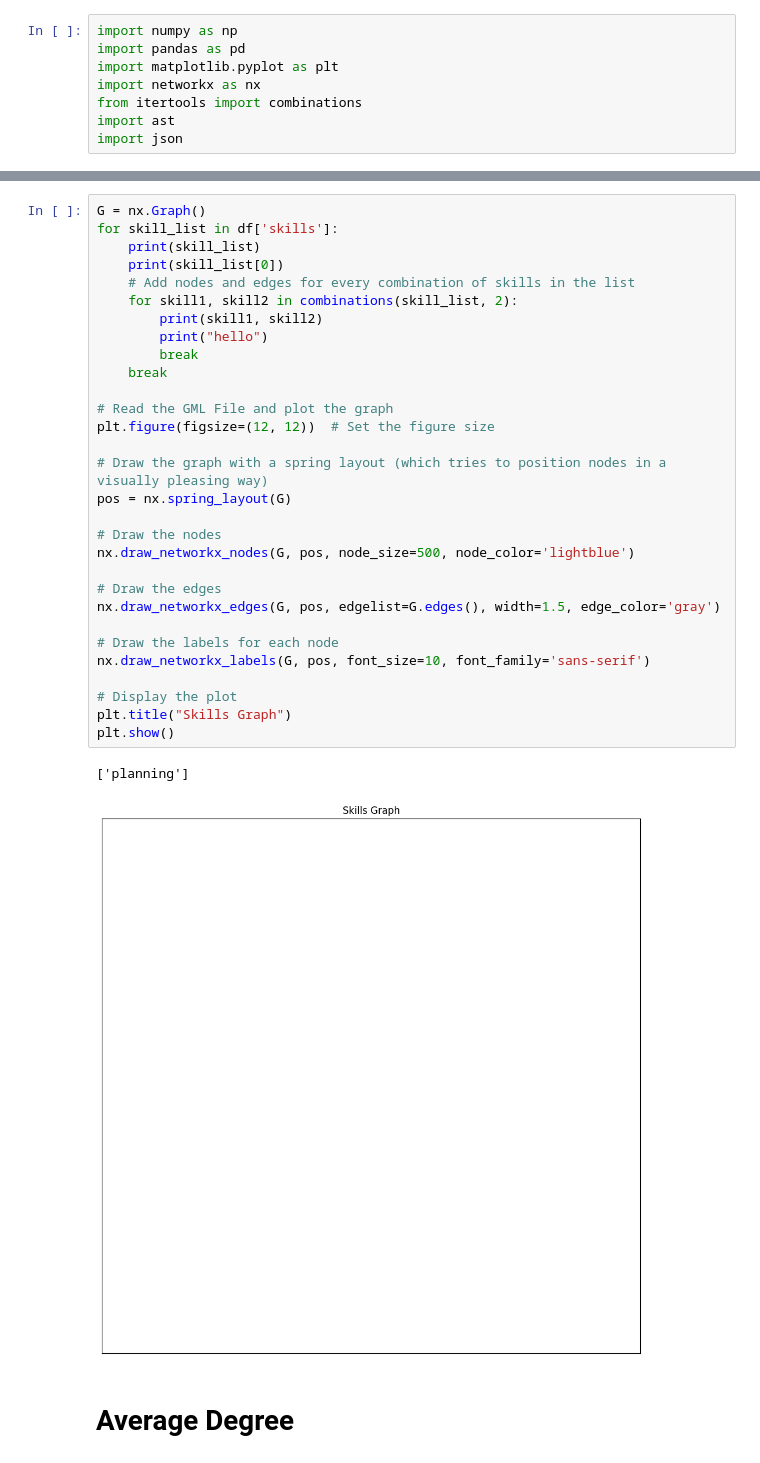
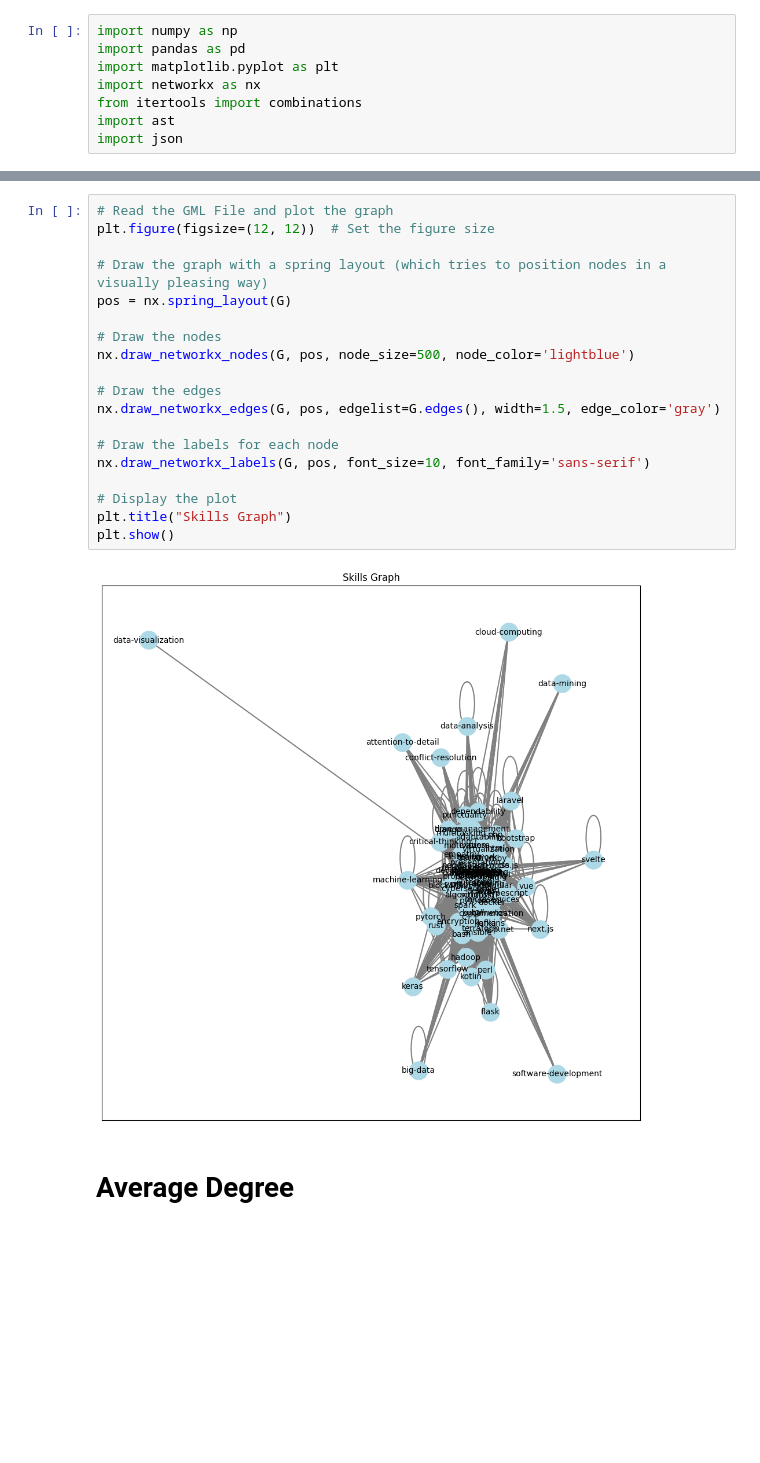
Before and after one commit to whleng/18755-project, a Jupyter notebook: tjunjet_part/create_network.ipynb, the cells around one changed output, grey strips where cells are left out. Drawn from its saved outputs; the diff is of its cells as text; blank space fills up the shorter version.

```diff
--- a/tjunjet_part/create_network.ipynb
+++ b/tjunjet_part/create_network.ipynb
@@ -44,36 +42,24 @@ JSONDecodeError: Expecting value: line 1 column 2 (char 1)
 # %%
-G = nx.Graph()
-for skill_list in df['skills']:
-    print(skill_list)
-    print(skill_list[0])
-    # Add nodes and edges for every combination of skills in the list
-    for skill1, skill2 in combinations(skill_list, 2):
-        print(skill1, skill2)
-        print("hello")
-        break
-    break
-
 # Read the GML File and plot the graph
 plt.figure(figsize=(12, 12))  # Set the figure size
 
 # Draw the graph with a spring layout (which tries to position nodes in a visually pleasing way)
 pos = nx.spring_layout(G)
 
 # Draw the nodes
 nx.draw_networkx_nodes(G, pos, node_size=500, node_color='lightblue')
 
 # Draw the edges
 nx.draw_networkx_edges(G, pos, edgelist=G.edges(), width=1.5, edge_color='gray')
 
 # Draw the labels for each node
 nx.draw_networkx_labels(G, pos, font_size=10, font_family='sans-serif')
 
 # Display the plot
 plt.title("Skills Graph")
 plt.show()
 # %% [output]
-['planning']
-[figure, old version]
+[figure, new version]
 # %% [markdown]
 # Average Degree
 # %%
```
Also changed, not shown: parts of 5 cells of this notebook, 7 other files.
